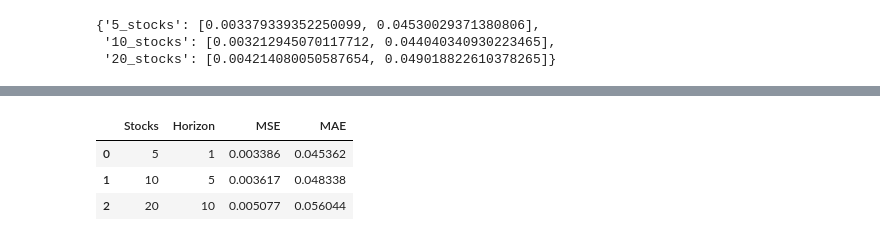
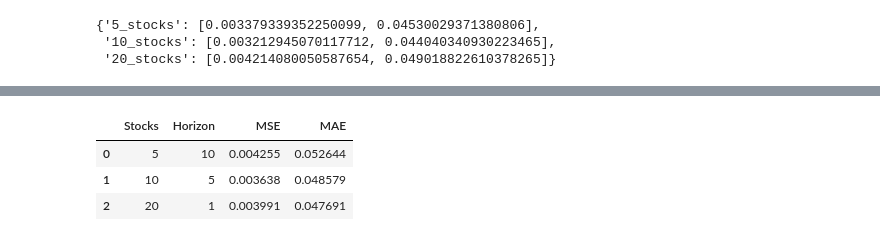
Before and after one commit to BrnDnzDzgn/Stock_Price_Predictor, a Jupyter notebook: 2_modeling.ipynb, the cells around one changed output, grey strips where cells are left out. Drawn from its saved outputs; the diff is of its cells as text; code cells hidden in the pictures.

```diff
--- a/2_modeling.ipynb
+++ b/2_modeling.ipynb
@@ -317,9 +316,9 @@ Epoch 10/30
  '20_stocks': [0.004214080050587654, 0.049018822610378265]}
 # %%
 configs = [
-    (5, 1),
+    (5, 10),
     (10, 5),
-    (20, 10),
+    (20, 1),
 ]
 
 results = []
@@ -394,4 +393,4 @@ Epoch 11/30
 |  | Stocks | Horizon | MSE | MAE |
-| 0 | 5 | 1 | 0.003386 | 0.045362 |
-| 1 | 10 | 5 | 0.003617 | 0.048338 |
-| 2 | 20 | 10 | 0.005077 | 0.056044 |
+| 0 | 5 | 10 | 0.004255 | 0.052644 |
+| 1 | 10 | 5 | 0.003638 | 0.048579 |
+| 2 | 20 | 1 | 0.003991 | 0.047691 |
```
Also changed, not shown: parts of 4 cells of this notebook, 4 other files.
